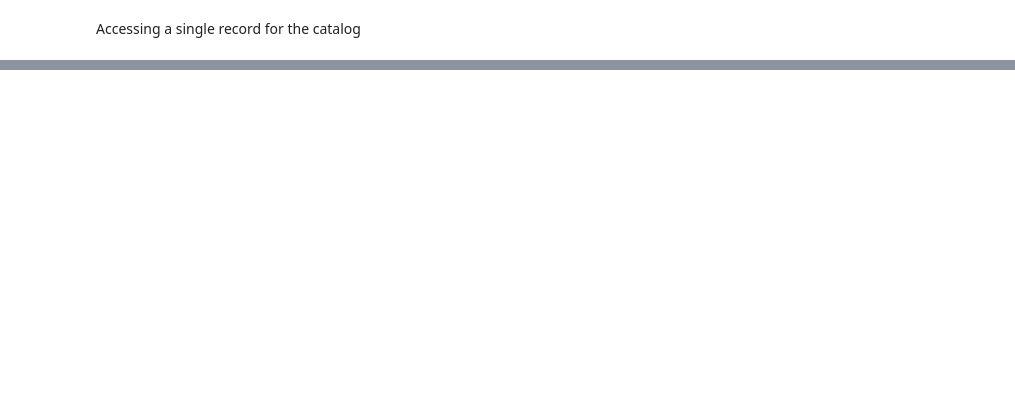
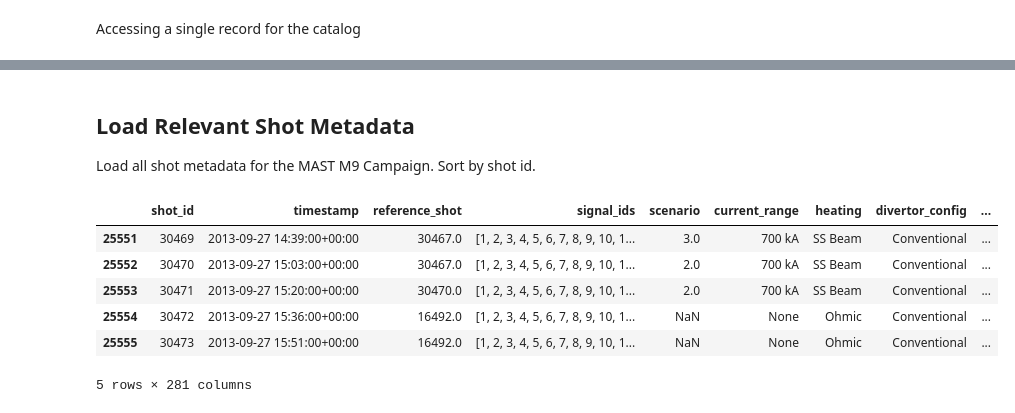
Before and after one commit to samueljackson92/mast-book, a Jupyter notebook: data_archive.ipynb, the cells around one changed output, grey strips where cells are left out. Cells and saved outputs as stored; diff of their text form; code cells hidden in the pictures; blank space fills up the shorter version.

```diff
--- a/data_archive.ipynb
+++ b/data_archive.ipynb
@@ -58,0 +58,3 @@ ACT_C_PLA_TEMPERATURE:
+# %%
+metadata = intake.open_catalog(Path('~/mast-data/mast/meta.yml').expanduser())
+metadata.shots
@@ -59 +74,18 @@ ACT_C_PLA_TEMPERATURE:
+# %% [markdown]
+## Load Relevant Shot Metadata
+
+Load all shot metadata for the MAST M9 Campaign. Sort by shot id.
+# %%
+shot_index = metadata.shots.read()
+shot_index = shot_index[shot_index.campaign == 'M9']
+shot_index = shot_index.sort_values('shot_id')
+shot_index.tail()
+# %% [output]
+|  | shot_id | timestamp | reference_shot | signal_ids | scenario | current_range | heating | divertor_config | ... |
+| 25551 | 30469 | 2013-09-27 14:39:00+00:00 | 30467.0 | [1, 2, 3, 4, 5, 6, 7, 8, 9, 10, 1... | 3.0 | 700 kA | SS Beam | Conventional | ... |
+| 25552 | 30470 | 2013-09-27 15:03:00+00:00 | 30467.0 | [1, 2, 3, 4, 5, 6, 7, 8, 9, 10, 1... | 2.0 | 700 kA | SS Beam | Conventional | ... |
+| 25553 | 30471 | 2013-09-27 15:20:00+00:00 | 30470.0 | [1, 2, 3, 4, 5, 6, 7, 8, 9, 10, 1... | 2.0 | 700 kA | SS Beam | Conventional | ... |
+| 25554 | 30472 | 2013-09-27 15:36:00+00:00 | 16492.0 | [1, 2, 3, 4, 5, 6, 7, 8, 9, 10, 1... | NaN | None | Ohmic | Conventional | ... |
+| 25555 | 30473 | 2013-09-27 15:51:00+00:00 | 16492.0 | [1, 2, 3, 4, 5, 6, 7, 8, 9, 10, 1... | NaN | None | Ohmic | Conventional | ... |
+5 rows × 281 columns
 # %% [markdown]
```
Also changed, not shown: parts of 26 cells of this notebook, 1 other file.
